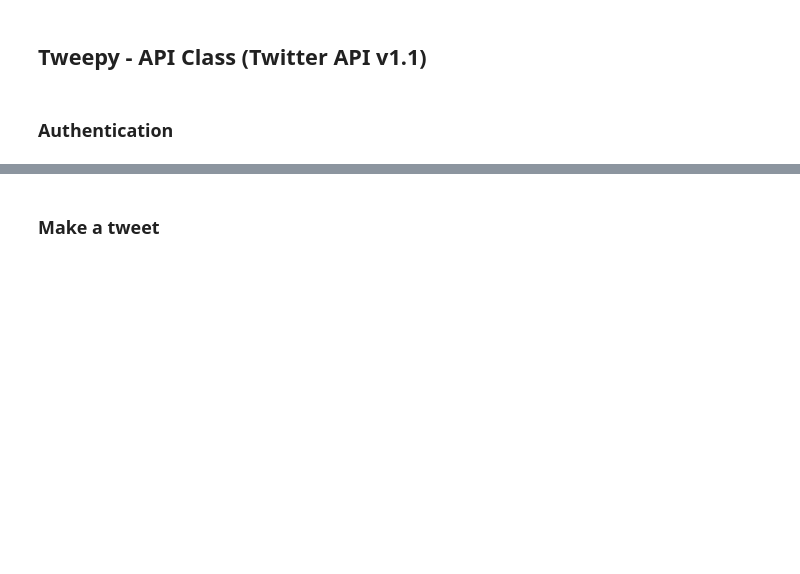
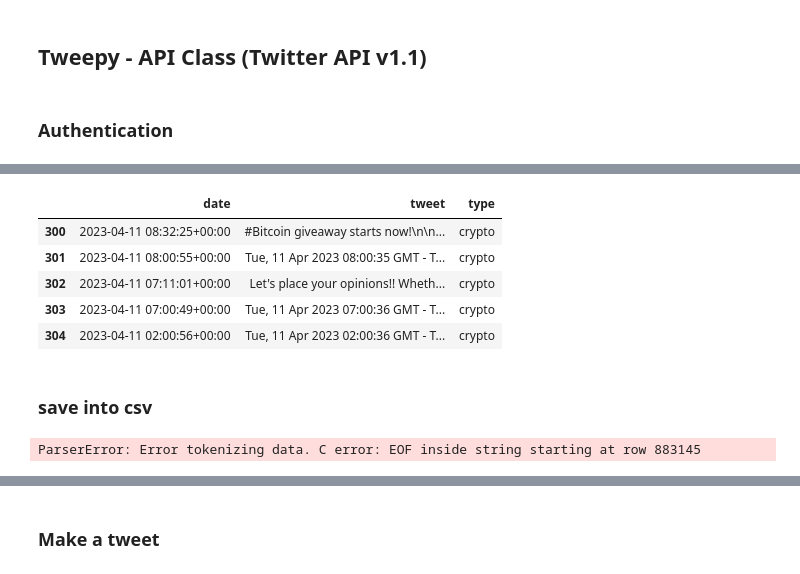
Before and after one commit to TongWu/ELEN-6889_Crypto_Prediction_With_Tweet, a Jupyter notebook: Stream_Preprocessing/Twitter/b1_tweepy_walkthrough.ipynb, the cells around one changed output, grey strips where cells are left out. Cells and saved outputs as stored; diff of their text form; code cells hidden in the pictures; blank space fills up the shorter version.

```diff
--- a/Stream_Preprocessing/Twitter/b1_tweepy_walkthrough.ipynb
+++ b/Stream_Preprocessing/Twitter/b1_tweepy_walkthrough.ipynb
@@ -45,0 +103,11 @@ df.tail(1000)
+# %%
+df.tail(5)
+# %% [output]
+|  | date | tweet | type |
+| 300 | 2023-04-11 08:32:25+00:00 | #Bitcoin giveaway starts now!\n\n... | crypto |
+| 301 | 2023-04-11 08:00:55+00:00 | Tue, 11 Apr 2023 08:00:35 GMT - T... | crypto |
+| 302 | 2023-04-11 07:11:01+00:00 | Let's place your opinions!! Wheth... | crypto |
+| 303 | 2023-04-11 07:00:49+00:00 | Tue, 11 Apr 2023 07:00:36 GMT - T... | crypto |
+| 304 | 2023-04-11 02:00:56+00:00 | Tue, 11 Apr 2023 02:00:36 GMT - T... | crypto |
+# %% [markdown]
+### save into csv
@@ -45,0 +117,8 @@ df.tail(1000)
+# %%
+import pandas as pd
+
+df = pd.read_csv(r"C:\Users\ee527\Desktop\Archive\tweetsfinal3.csv")
+
+print(df)
+# %% [output]
+ParserError: Error tokenizing data. C error: EOF inside string starting at row 883145
```
Also changed, not shown: parts of 12 cells of this notebook, 12 other files.
